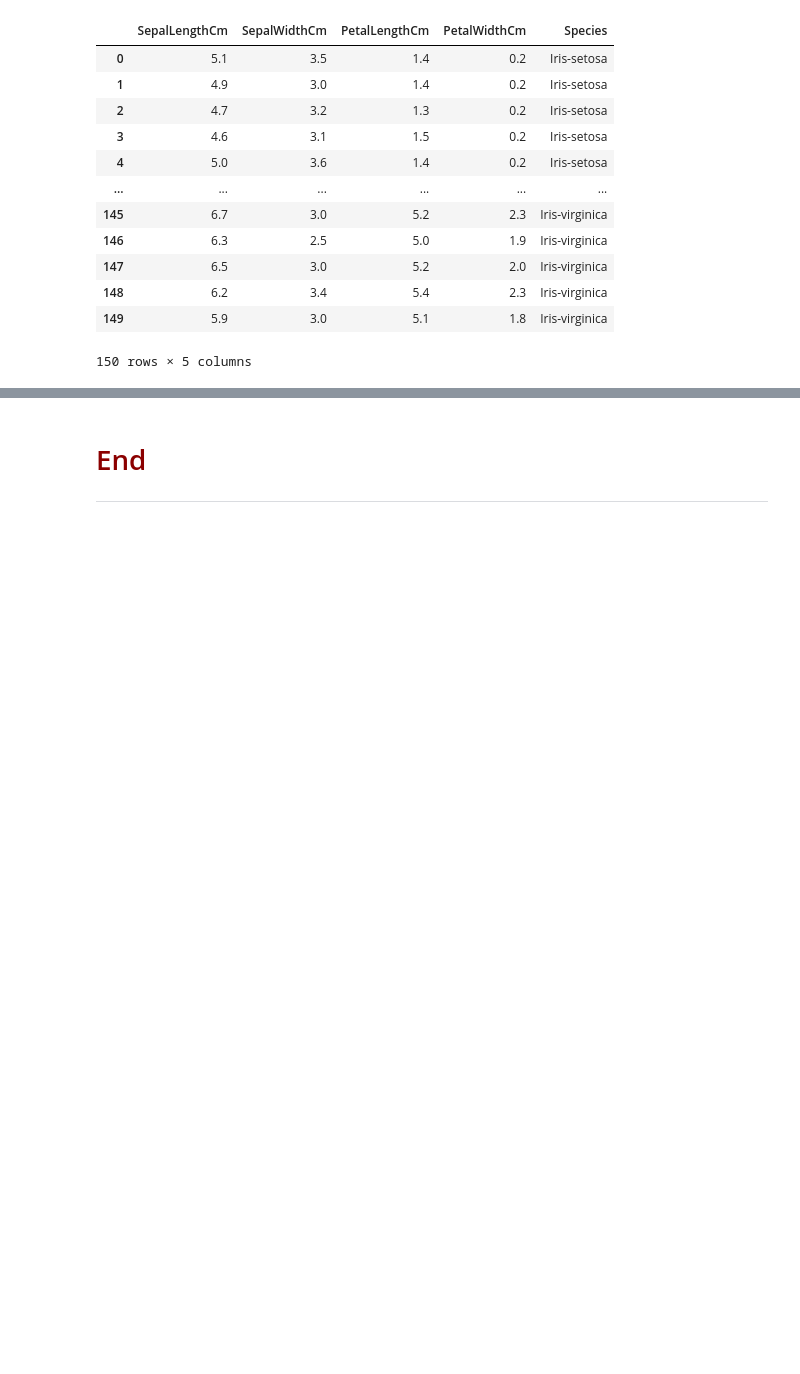
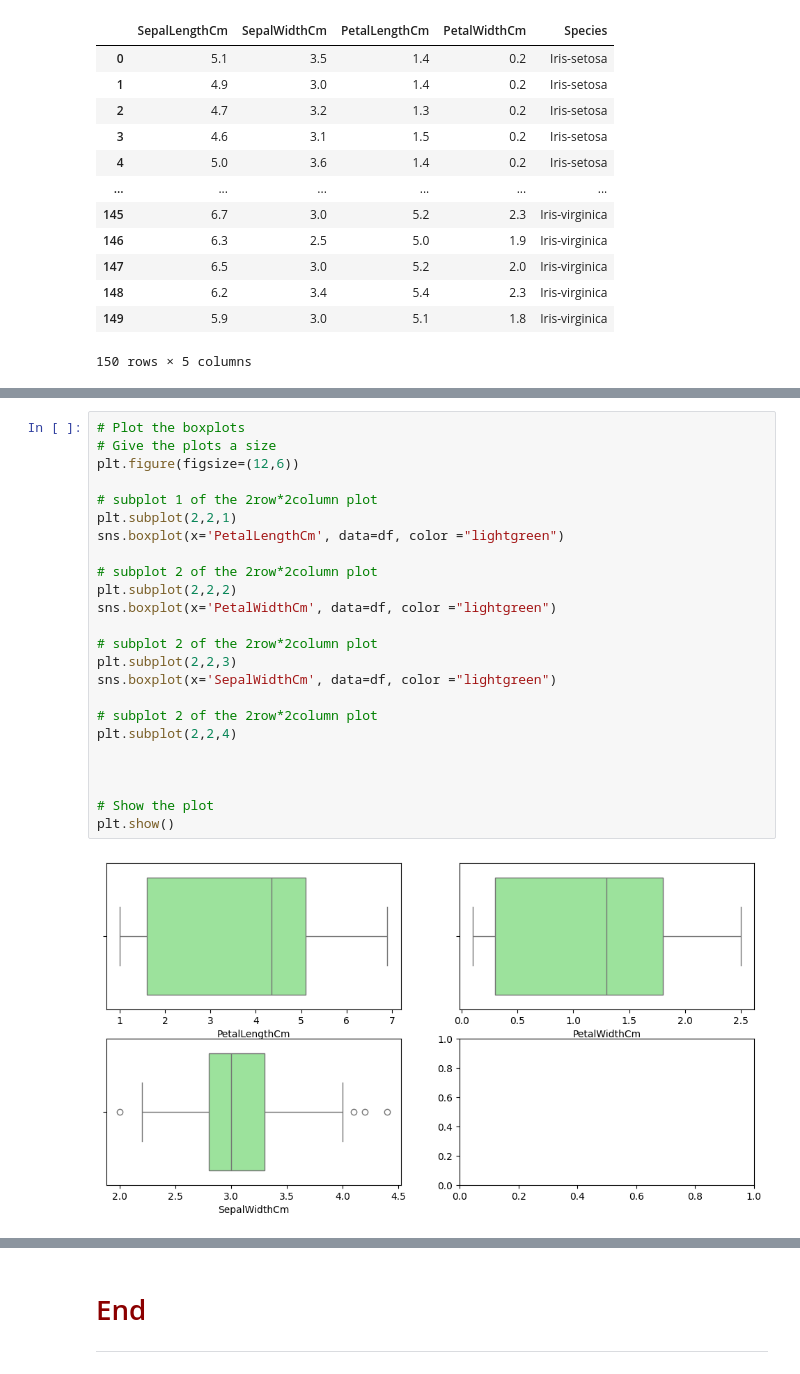
Before and after one commit to OCorry/machine_learning_and_statistics_2023, a Jupyter notebook: project.ipynb, the cells around one changed output, grey strips where cells are left out. Drawn from its saved outputs; the diff is of its cells as text; blank space fills up the shorter version.

```diff
--- a/project.ipynb
+++ b/project.ipynb
@@ -221,0 +236,26 @@ df
+# %%
+# Plot the boxplots
+# Give the plots a size
+plt.figure(figsize=(12,6))
+
+# subplot 1 of the 2row*2column plot
+plt.subplot(2,2,1)
+sns.boxplot(x='PetalLengthCm', data=df, color ="lightgreen")
+
+# subplot 2 of the 2row*2column plot
+plt.subplot(2,2,2)
+sns.boxplot(x='PetalWidthCm', data=df, color ="lightgreen")
+
+# subplot 2 of the 2row*2column plot
+plt.subplot(2,2,3)
+sns.boxplot(x='SepalWidthCm', data=df, color ="lightgreen")
+
+# subplot 2 of the 2row*2column plot
+plt.subplot(2,2,4)
+
+
+
+# Show the plot
+plt.show()
+# %% [output]
+[figure, added]
```
Also changed, not shown: parts of 8 cells of this notebook.
